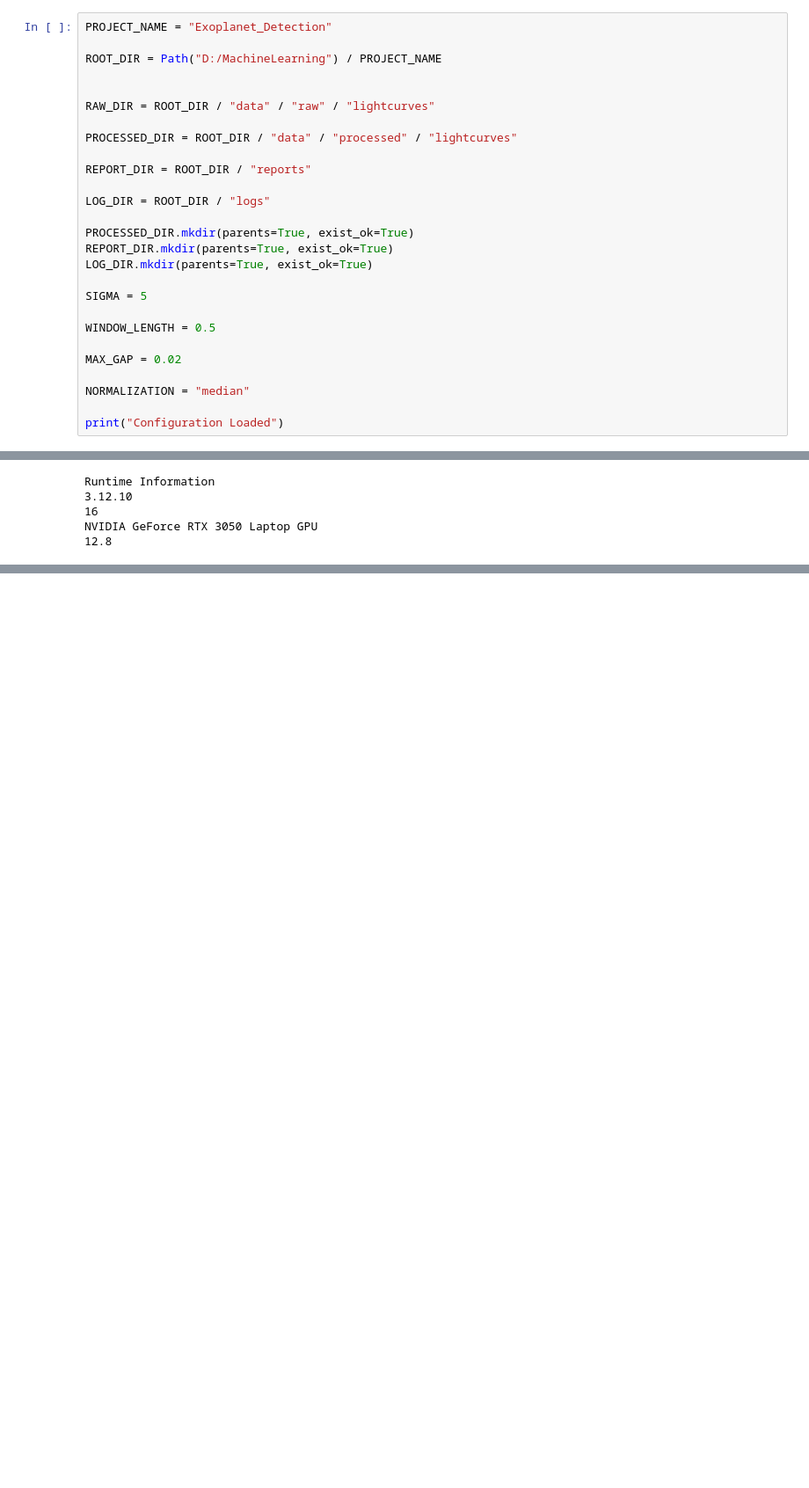
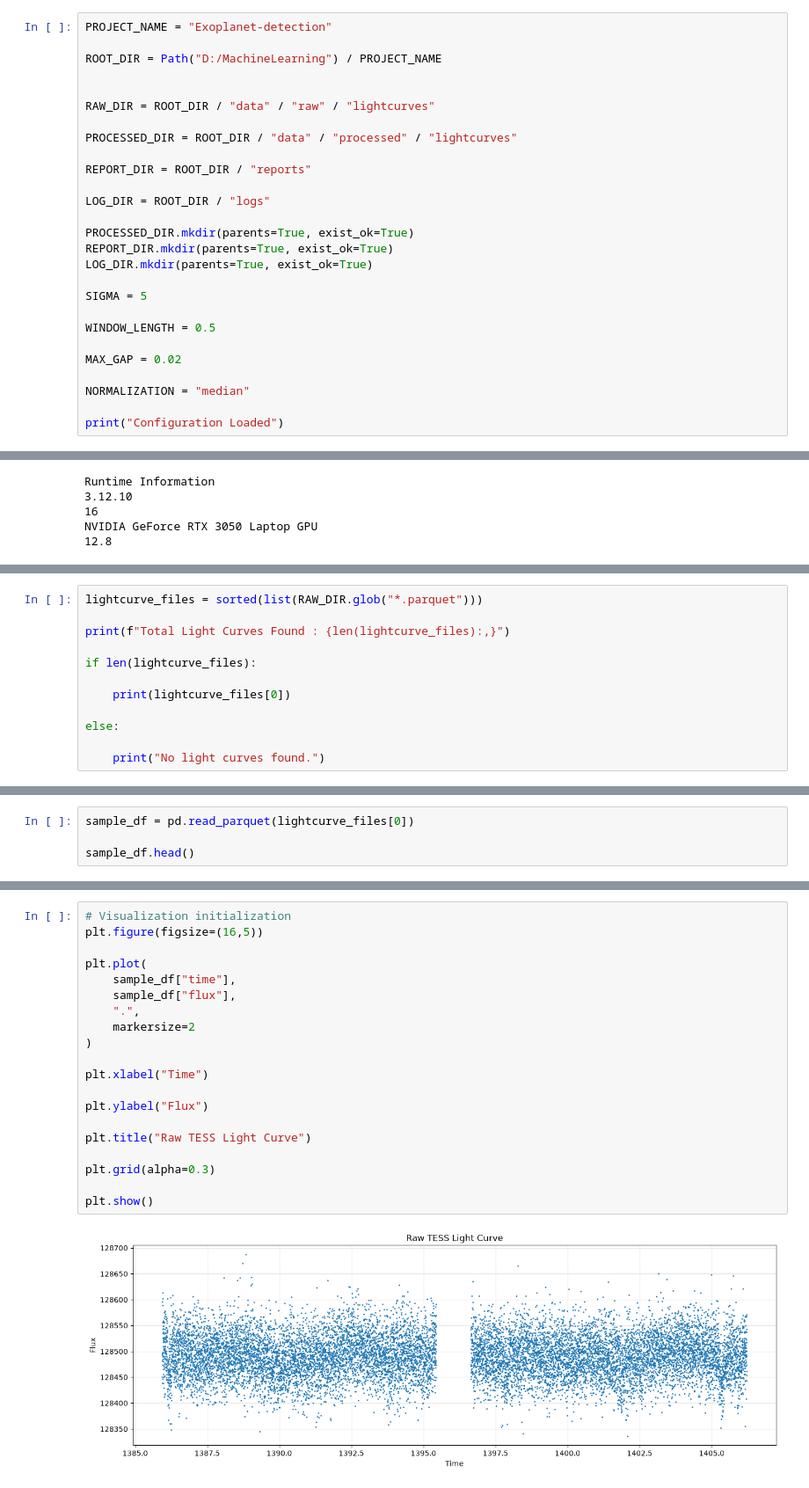
Before and after one commit to prinshu756/Exoplanet-detection, a Jupyter notebook: notebooks/03_Light_Curve_Preprocessing.ipynb, the cells around one changed output, grey strips where cells are left out. Shown at 88% size. Cells and saved outputs as stored; diff of their text form; blank space fills up the shorter version.

Commit message:
preprocessed the lightcurve

```diff
--- a/notebooks/03_Light_Curve_Preprocessing.ipynb
+++ b/notebooks/03_Light_Curve_Preprocessing.ipynb
@@ -37,7 +37,7 @@ print("Libraries Imported Successfully")
 # %% [output]
 Libraries Imported Successfully
 # %%
-PROJECT_NAME = "Exoplanet_Detection"
+PROJECT_NAME = "Exoplanet-detection"
 
 ROOT_DIR = Path("D:/MachineLearning") / PROJECT_NAME
 
@@ -106,0 +113,12 @@ NVIDIA GeForce RTX 3050 Laptop GPU
+# %%
+lightcurve_files = sorted(list(RAW_DIR.glob("*.parquet")))
+
+print(f"Total Light Curves Found : {len(lightcurve_files):,}")
+
+if len(lightcurve_files):
+
+    print(lightcurve_files[0])
+
+else:
+
+    print("No light curves found.")
@@ -106,0 +128,4 @@ NVIDIA GeForce RTX 3050 Laptop GPU
+# %%
+sample_df = pd.read_parquet(lightcurve_files[0])
+
+sample_df.head()
@@ -106,0 +190,22 @@ NVIDIA GeForce RTX 3050 Laptop GPU
+# %%
+# Visualization initialization
+plt.figure(figsize=(16,5))
+
+plt.plot(
+    sample_df["time"],
+    sample_df["flux"],
+    ".",
+    markersize=2
+)
+
+plt.xlabel("Time")
+
+plt.ylabel("Flux")
+
+plt.title("Raw TESS Light Curve")
+
+plt.grid(alpha=0.3)
+
+plt.show()
+# %% [output]
+[figure, added]
```
Also changed, not shown: parts of 27 cells of this notebook, 4 other files.
